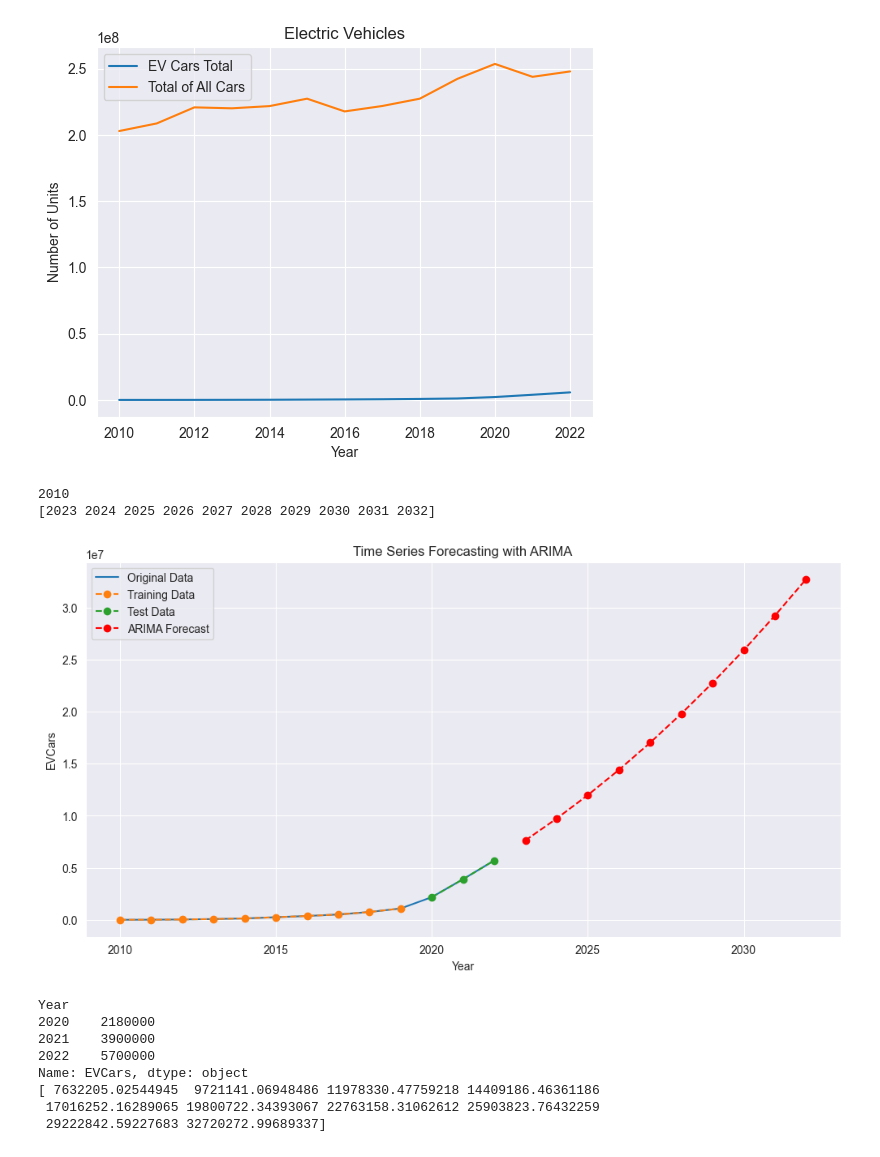
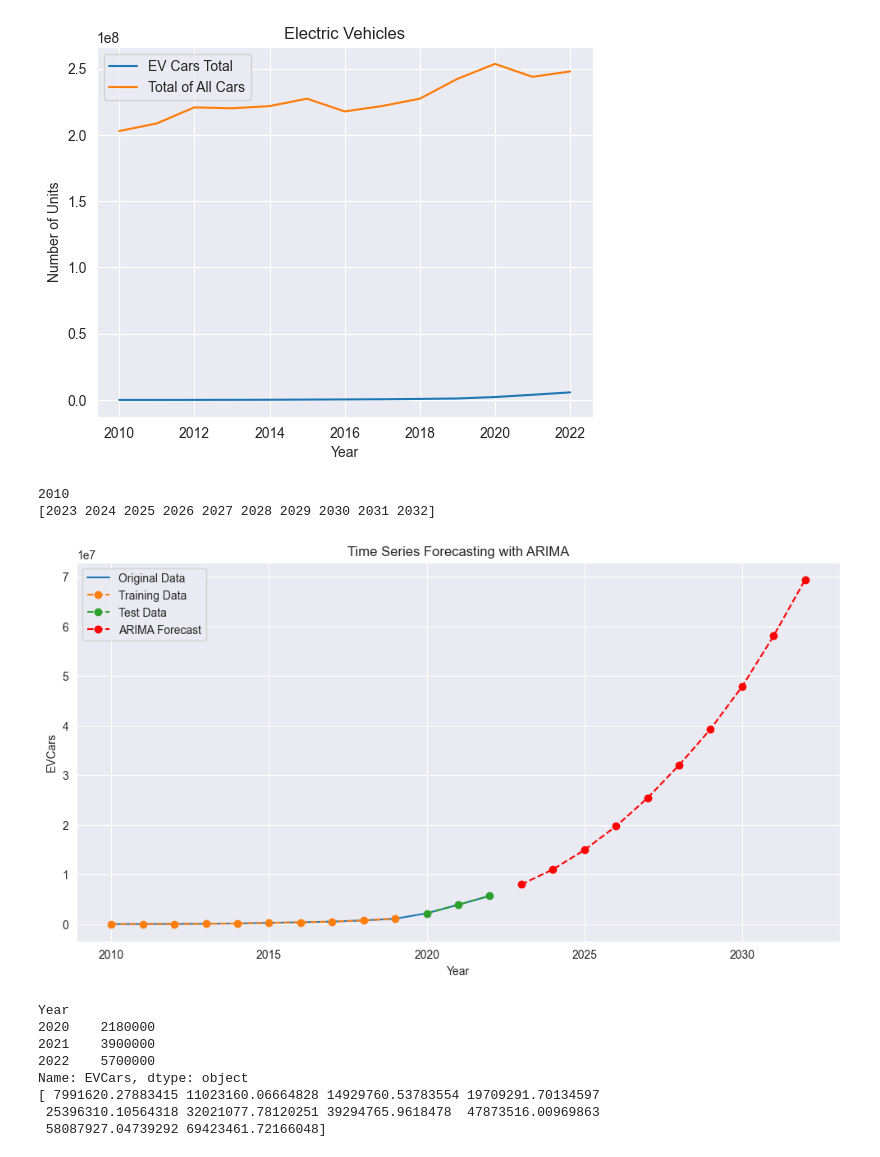
Before and after one commit to BrianRiera/CA_Database-Analytics, a Jupyter notebook: EV Sales.ipynb, the cells around one changed output. Cells and saved outputs as stored; diff of their text form; code cells hidden in the pictures.

```diff
--- a/EV Sales.ipynb
+++ b/EV Sales.ipynb
@@ -257,7 +257,7 @@ train, test = df_raw[:train_size], df_raw[train_size:]
 
 
 # Fit ARIMA model
-order = (1,3,1)  # ARIMA parameters (p, d, q)
+order = (8,2,1)  # ARIMA parameters (p, d, q)
 model = ARIMA(df_raw['EVCars'].astype(float), order=order)
 fit_model = model.fit()
 
@@ -268,42 +268,42 @@ forecast = fit_model.get_forecast(steps=forecast_steps)
 conf_int = forecast.conf_int()
 forecast_values = forecast.predicted_mean
 
 print(df_raw.index.min())
 # Extend the time index for plotting
 forecast_index = np.arange(df_raw.index.max() +1, df_raw.index.max() + forecast_steps + 1)
 
 print(forecast_index)
 
 
 # Plotting the results
 plt.figure(figsize=(12, 6))
 plt.plot(df_raw.index, df_raw['EVCars'], label='Original Data')
 plt.plot(train.index, train['EVCars'], label='Training Data', linestyle='--', marker='o')
 plt.plot(test.index, test['EVCars'], label='Test Data', linestyle='--', marker='o')
 
 # Plot the ARIMA Forecast along with confidence interval
 plt.plot(forecast_index[-forecast_steps:], forecast_values, label='ARIMA Forecast', color='red', linestyle='--', marker='o')
 
 plt.title('Time Series Forecasting with ARIMA')
 plt.xlabel('Year')
 plt.ylabel('EVCars')
 plt.legend()
 plt.show()
 
 print(test['EVCars'])
 print(forecast_values.to_numpy())
 # %% [output]
 2010
 [2023 2024 2025 2026 2027 2028 2029 2030 2031 2032]
-[figure, old version]
+[figure, new version]
 Year
 2020    2180000
 2021    3900000
 2022    5700000
 Name: EVCars, dtype: object
-[ 7632205.02544945  9721141.06948486 11978330.47759218 14409186.46361186
- 17016252.16289065 19800722.34393067 22763158.31062612 25903823.76432259
- 29222842.59227683 32720272.99689337]
+[ 7991620.27883415 11023160.06664828 14929760.53783554 19709291.70134597
+ 25396310.10564318 32021077.78120251 39294765.9618478  47873516.00969863
+ 58087927.04739292 69423461.72166048]
 # %%
 import pandas as pd
 import numpy as np
```
Also changed, not shown: parts of 9 cells of this notebook.
